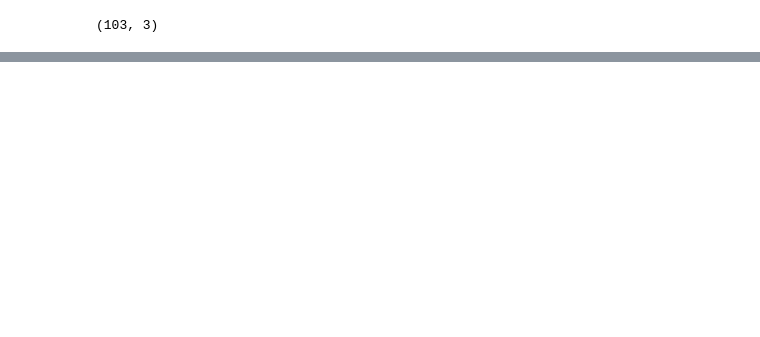
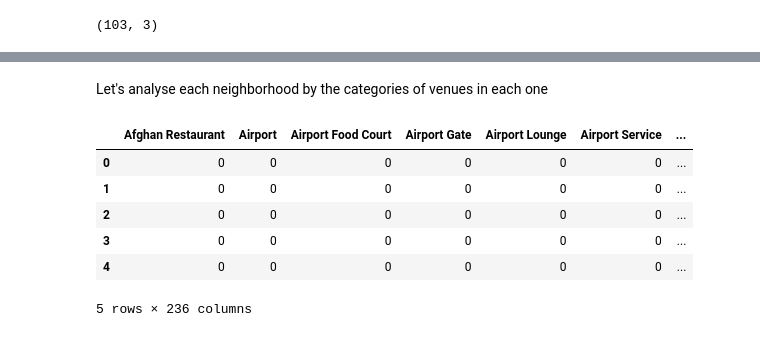
Before and after one commit to stivensanmartin/Coursera_Capstone, a Jupyter notebook: FinalAssigment_AppliedDataScience.ipynb, the cells around one changed output, grey strips where cells are left out. Drawn from its saved outputs; the diff is of its cells as text; code cells hidden in the pictures; blank space fills up the shorter version.

Commit message:
Add files via upload
Final version

```diff
--- a/FinalAssigment_AppliedDataScience.ipynb
+++ b/FinalAssigment_AppliedDataScience.ipynb
@@ -91,0 +170,4 @@ df_combine.shape
+# %%
+#Create dataframe with data just from Toronto
+toronto_data = df_merge[df_merge['Borough'].str.contains('Toronto')].reset_index(drop=True)
+toronto_data.head()
@@ -91,0 +193,18 @@ df_combine.shape
+# %%
+# create map of Toronto using latitude and longitude values
+map_toronto = folium.Map(location=[latitude, longitude], zoom_start=11)
+
+# add markers to map
+for lat, lng, label in zip(toronto_data['Latitude'], toronto_data['Longitude'], toronto_data['Neighborhood']):
+    label = folium.Popup(label, parse_html=True)
+    folium.CircleMarker(
+        [lat, lng],
+        radius=5,
+        popup=label,
+        color='blue',
+        fill=True,
+        fill_color='#3186cc',
+        fill_opacity=0.7,
+        parse_html=False).add_to(map_toronto)
+
+map_toronto
@@ -91,0 +215,6 @@ df_combine.shape
+# %%
+CLIENT_ID = '0WGF2AGP4TDHKNF4NW1GAWILT1KSRS1HHUJAXOTFENIIWSHD' # your Foursquare ID
+CLIENT_SECRET = '41K52LTOJQQBROHXSVP4CWJGEEBBJWF1RU2MTJUM0B5JLLGT' # your Foursquare Secret
+VERSION = '20190729' # Foursquare API version
+radius = 500
+LIMIT = 100
@@ -91,0 +263,6 @@ df_combine.shape
+# %%
+#Obtaing Toronto venues
+toronto_venues = getNearbyVenues(names=toronto_data['Neighborhood'],
+                                   latitudes=toronto_data['Latitude'],
+                                   longitudes=toronto_data['Longitude']
+                                  )
@@ -91,0 +287,18 @@ df_combine.shape
+# %% [markdown]
+Let's analyse each neighborhood by the categories of venues in each one
+# %%
+# one hot encoding
+toronto_onehot = pd.get_dummies(toronto_venues[['Venue Category']], prefix="", prefix_sep="")
+
+# add neighborhood column to dataframe
+toronto_onehot['Neighborhood'] = toronto_venues['Neighborhood']
+
+toronto_onehot.head()
+# %% [output]
+|  | Afghan Restaurant | Airport | Airport Food Court | Airport Gate | Airport Lounge | Airport Service | ... |
+| 0 | 0 | 0 | 0 | 0 | 0 | 0 | ... |
+| 1 | 0 | 0 | 0 | 0 | 0 | 0 | ... |
+| 2 | 0 | 0 | 0 | 0 | 0 | 0 | ... |
+| 3 | 0 | 0 | 0 | 0 | 0 | 0 | ... |
+| 4 | 0 | 0 | 0 | 0 | 0 | 0 | ... |
+5 rows × 236 columns
```
Also changed, not shown: parts of 37 cells of this notebook.
